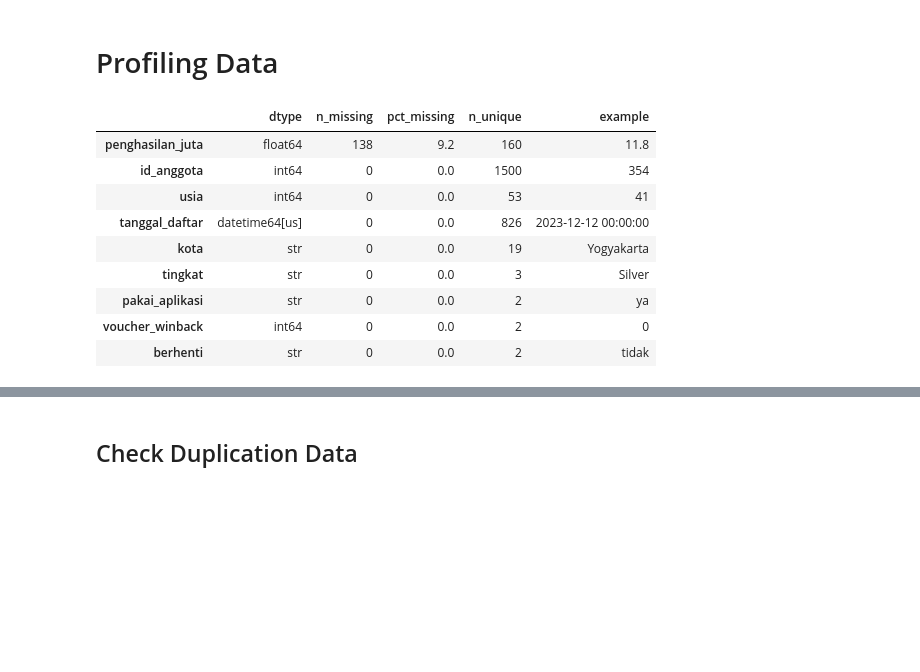
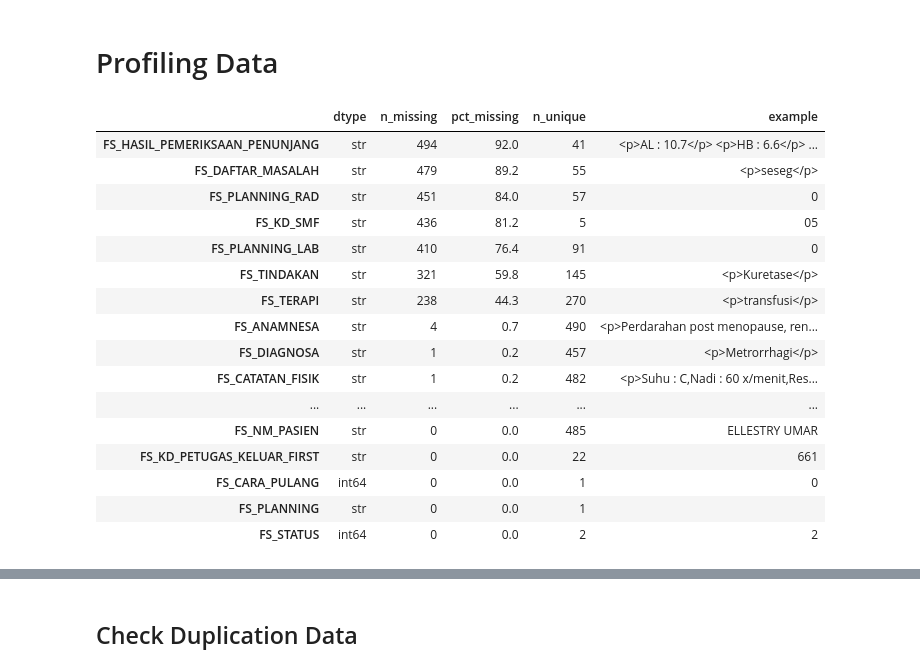
Before and after one commit to syha-studio/data-science-project-mmi-team-1, a Jupyter notebook: project.ipynb, the cells around one changed output, grey strips where cells are left out. Saved outputs shown, nothing was run; the diff lists cells and outputs as text; code cells hidden in the pictures; blank space fills up the shorter version.

Commit message:
update_ipynb
Update data ges

```diff
--- a/project.ipynb
+++ b/project.ipynb
@@ -15,19 +15,10 @@ ROOT = Path.cwd()
 
 DATA = ROOT / "data"
 
-SENTINELS = ["", "NA", "N/A", "-", "null", "NULL", "unknown", "-999"]
-
-raw_anggota = pd.read_csv(
-    DATA / "anggota.csv",
-    sep=",",                                  # the actual delimiter
-    dtype={"store_id": "string"},             # preserve leading zeros
-    na_values=SENTINELS,                      # declare the folk sentinels
-    keep_default_na=True,
-    decimal=".",                              # ...and the decimal
-    parse_dates=["tanggal_daftar"],
-    dayfirst=True,                            # 03/04/2023 is 3 April
+medis_inap = pd.read_csv(
+    DATA / "medis_inap.csv"
 )
-print("shape:", raw_anggota.shape)
-print(raw_anggota.dtypes.to_string())
-raw_anggota.head(3)
+print("shape:", medis_inap.shape)
+print(medis_inap.dtypes.to_string())
+medis_inap.head(3)
 # %% [output]
@@ -80,26 +81,33 @@ metode_bayar               str
 # %%
 def profile(df):
     out = pd.DataFrame({
         "dtype": df.dtypes.astype(str),
         "n_missing": df.isna().sum(),
         "pct_missing": (df.isna().mean() * 100).round(1),
         "n_unique": df.nunique(dropna=True),
         "example": [df[c].dropna().iloc[0] if df[c].notna().any() else None
                     for c in df.columns],
     })
     return out.sort_values("pct_missing", ascending=False)
 
 
-profile(raw_anggota)
+profile(medis_inap)
 # %% [output]
 |  | dtype | n_missing | pct_missing | n_unique | example |
-| penghasilan_juta | float64 | 138 | 9.2 | 160 | 11.8 |
-| id_anggota | int64 | 0 | 0.0 | 1500 | 354 |
-| usia | int64 | 0 | 0.0 | 53 | 41 |
-| tanggal_daftar | datetime64[us] | 0 | 0.0 | 826 | 2023-12-12 00:00:00 |
-| kota | str | 0 | 0.0 | 19 | Yogyakarta |
-| tingkat | str | 0 | 0.0 | 3 | Silver |
-| pakai_aplikasi | str | 0 | 0.0 | 2 | ya |
-| voucher_winback | int64 | 0 | 0.0 | 2 | 0 |
-| berhenti | str | 0 | 0.0 | 2 | tidak |
+| FS_HASIL_PEMERIKSAAN_PENUNJANG | str | 494 | 92.0 | 41 | <p>AL : 10.7</p> <p>HB : 6.6</p> ... |
+| FS_DAFTAR_MASALAH | str | 479 | 89.2 | 55 | <p>seseg</p> |
+| FS_PLANNING_RAD | str | 451 | 84.0 | 57 | 0 |
+| FS_KD_SMF | str | 436 | 81.2 | 5 | 05 |
+| FS_PLANNING_LAB | str | 410 | 76.4 | 91 | 0 |
+| FS_TINDAKAN | str | 321 | 59.8 | 145 | <p>Kuretase</p> |
+| FS_TERAPI | str | 238 | 44.3 | 270 | <p>transfusi</p> |
+| FS_ANAMNESA | str | 4 | 0.7 | 490 | <p>Perdarahan post menopause, ren... |
+| FS_DIAGNOSA | str | 1 | 0.2 | 457 | <p>Metrorrhagi</p> |
+| FS_CATATAN_FISIK | str | 1 | 0.2 | 482 | <p>Suhu : C,Nadi : 60 x/menit,Res... |
+| ... | ... | ... | ... | ... | ... |
+| FS_NM_PASIEN | str | 0 | 0.0 | 485 | ELLESTRY UMAR |
+| FS_KD_PETUGAS_KELUAR_FIRST | str | 0 | 0.0 | 22 | 661 |
+| FS_CARA_PULANG | int64 | 0 | 0.0 | 1 | 0 |
+| FS_PLANNING | str | 0 | 0.0 | 1 |  |
+| FS_STATUS | int64 | 0 | 0.0 | 2 | 2 |
 # %%
```
Also changed, not shown: parts of 69 cells of this notebook.
